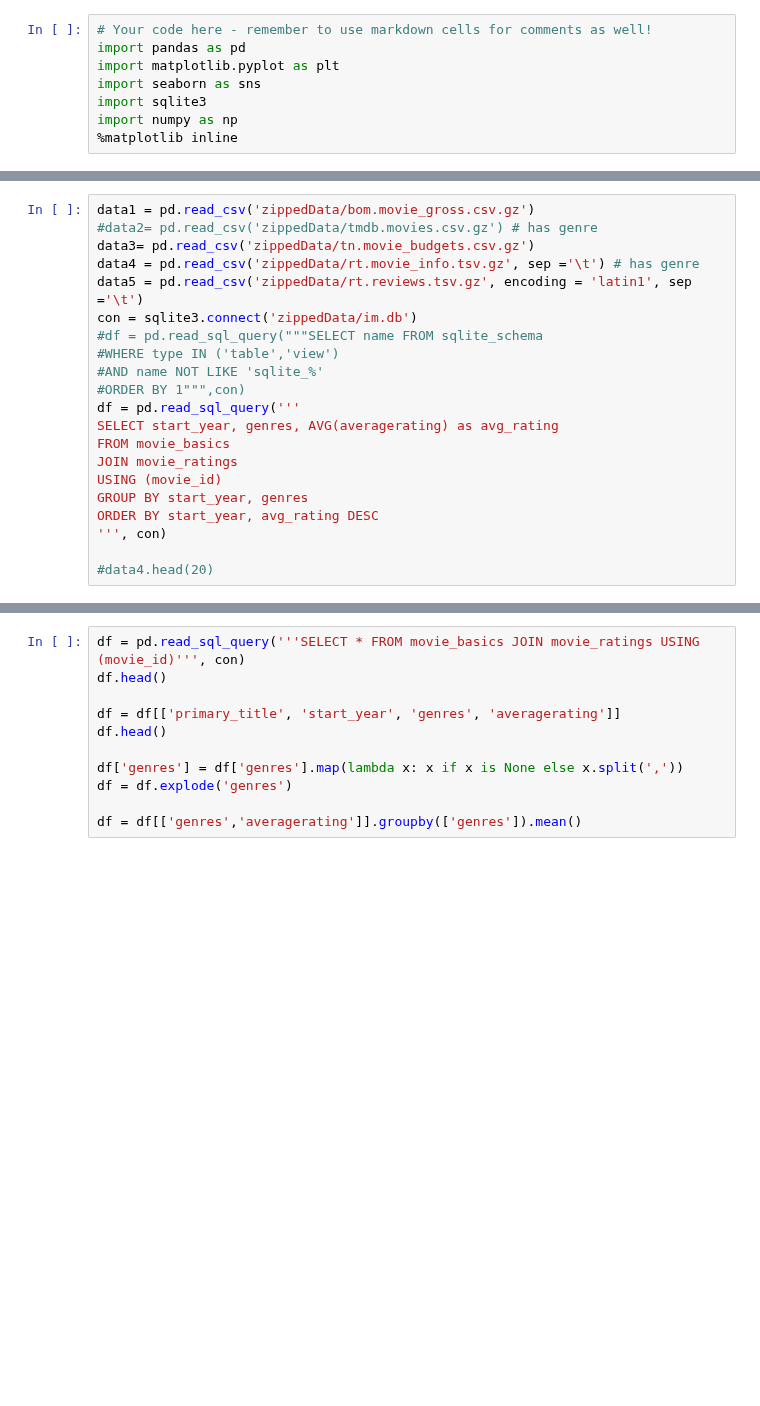
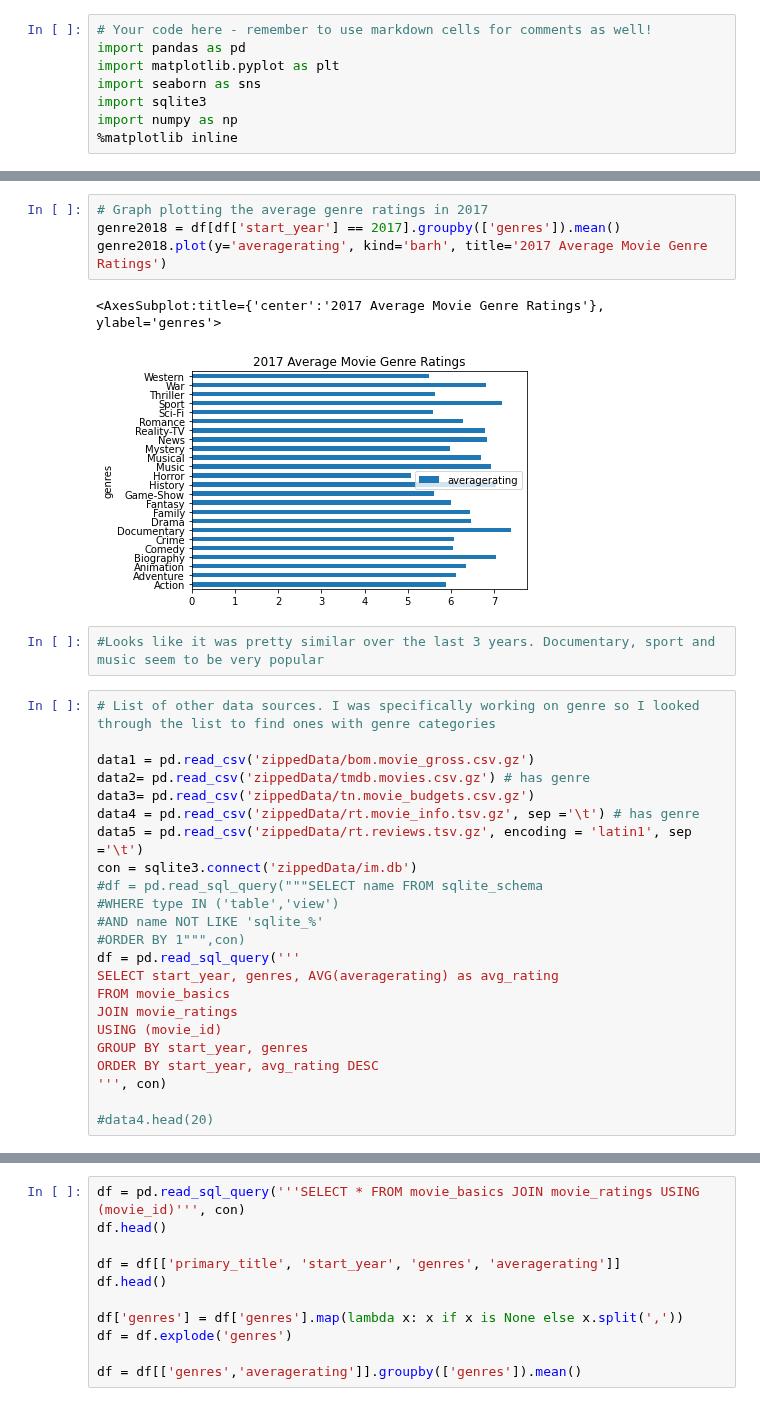
Before and after one commit to jacrivera/AI-Academy-Semester-1-Capstone-Group-5, a Jupyter notebook: Erin.ipynb, the cells around one changed output, grey strips where cells are left out. Drawn from its saved outputs; the diff is of its cells as text; blank space fills up the shorter version.

```diff
--- a/Erin.ipynb
+++ b/Erin.ipynb
@@ -18,6 +63,17 @@ import numpy as np
+# %%
+# Graph plotting the average genre ratings in 2017
+genre2018 = df[df['start_year'] == 2017].groupby(['genres']).mean()
+genre2018.plot(y='averagerating', kind='barh', title='2017 Average Movie Genre Ratings')
+# %% [output]
+<AxesSubplot:title={'center':'2017 Average Movie Genre Ratings'}, ylabel='genres'>
+[figure, added]
+# %%
+#Looks like it was pretty similar over the last 3 years. Documentary, sport and music seem to be very popular
 # %%
+# List of other data sources. I was specifically working on genre so I looked through the list to find ones with genre categories
+
 data1 = pd.read_csv('zippedData/bom.movie_gross.csv.gz')
-#data2= pd.read_csv('zippedData/tmdb.movies.csv.gz') # has genre
+data2= pd.read_csv('zippedData/tmdb.movies.csv.gz') # has genre
 data3= pd.read_csv('zippedData/tn.movie_budgets.csv.gz')
 data4 = pd.read_csv('zippedData/rt.movie_info.tsv.gz', sep ='\t') # has genre
 data5 = pd.read_csv('zippedData/rt.reviews.tsv.gz', encoding = 'latin1', sep ='\t')
```
Also changed, not shown: parts of 14 cells of this notebook.
